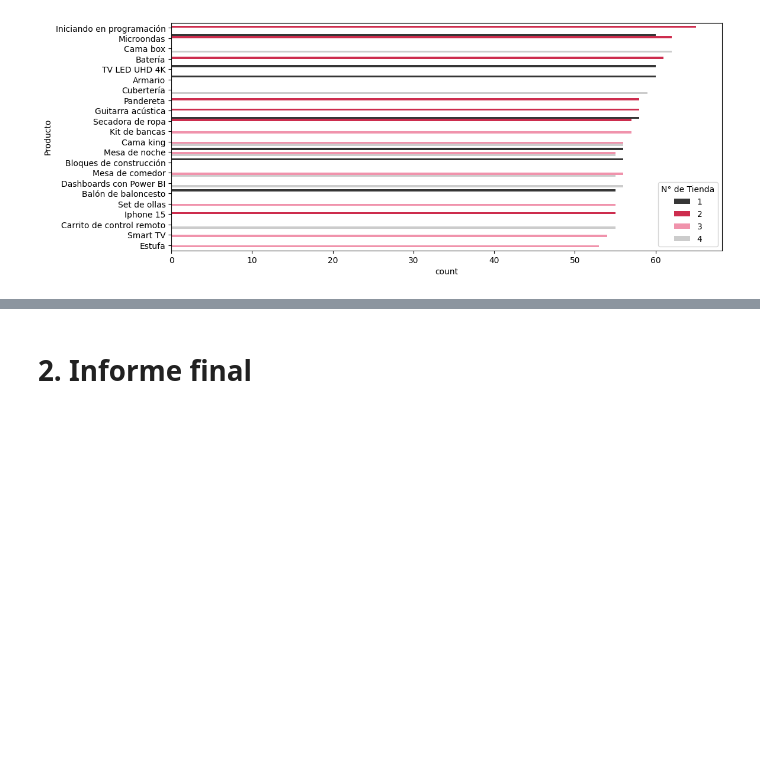
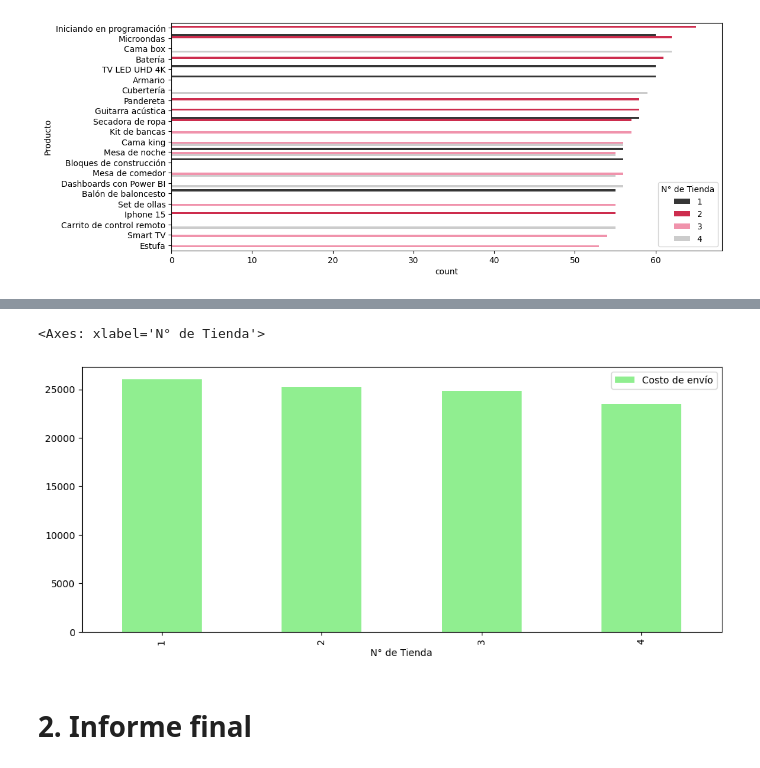
Before and after one commit to Anel-7/alura-store, a Jupyter notebook: alura_store.ipynb, the cells around one changed output, grey strips where cells are left out. Drawn from its saved outputs; the diff is of its cells as text; code cells hidden in the pictures; blank space fills up the shorter version.

```diff
--- a/alura_store.ipynb
+++ b/alura_store.ipynb
@@ -464,3 +415,15 @@ sns.barplot(
 # %% [output]
 <Axes: xlabel='count', ylabel='Producto'>
 [figure]
+# %%
+envio_tienda = tienda['Costo de envío'].mean()
+envio_tienda2 = tienda2['Costo de envío'].mean()
+envio_tienda3 = tienda3['Costo de envío'].mean()
+envio_tienda4 = tienda4['Costo de envío'].mean()
+
+resumen4 = pd.DataFrame({
+                        'N° de Tienda' : [1, 2, 3, 4],
+                        'Costo de envío' : [envio_tienda, envio_tienda2, envio_tienda3, envio_tienda4]
+})
+
+resumen4
@@ -467,2 +436,7 @@ sns.barplot(
+# %%
+resumen4.plot(kind = 'bar', x = 'N° de Tienda', y = 'Costo de envío', figsize = (12,5), color = 'lightgreen')
+# %% [output]
+<Axes: xlabel='N° de Tienda'>
+[figure, added]
 # %% [markdown]
 # 2. Informe final
```
Also changed, not shown: parts of 17 cells of this notebook.
